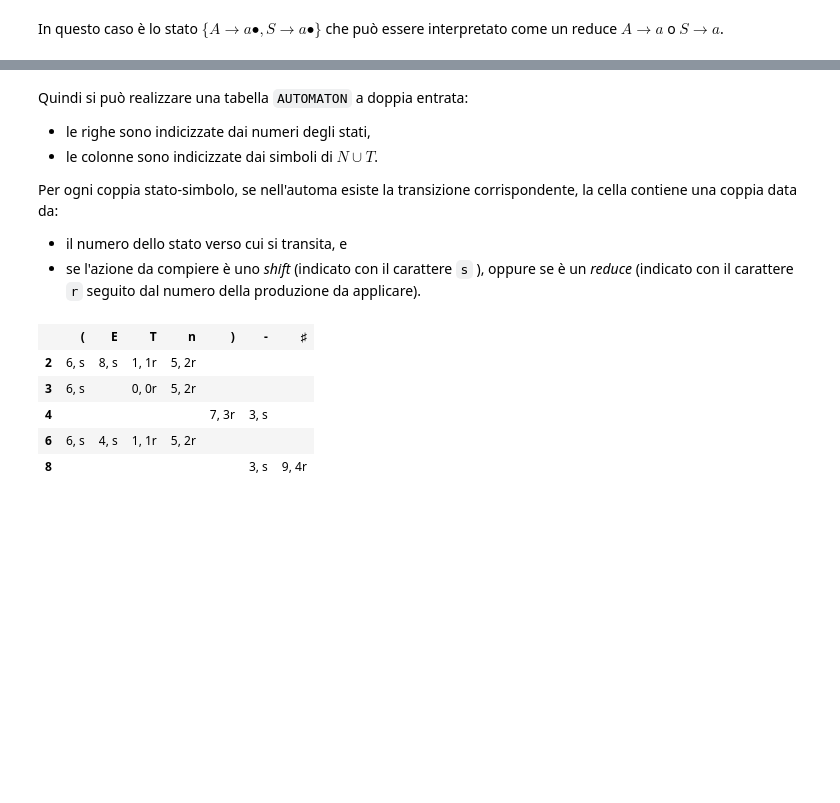
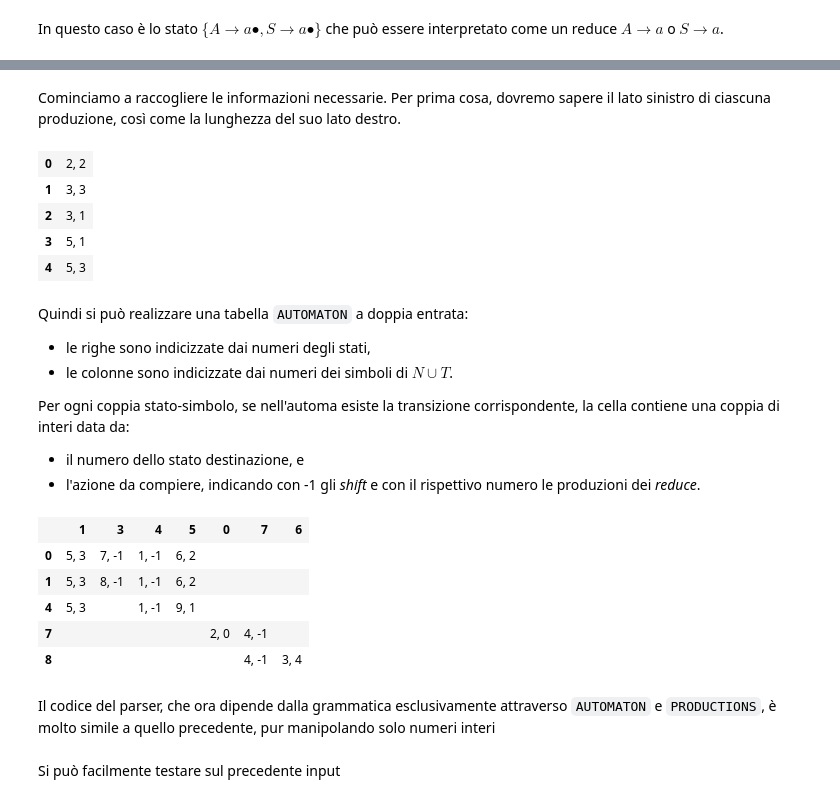
Before and after one commit to let-unimi/handouts, a Jupyter notebook: L14.ipynb, the cells around one changed output, grey strips where cells are left out. Saved outputs shown, nothing was run; the diff lists cells and outputs as text; code cells hidden in the pictures; blank space fills up the shorter version.

```diff
--- a/L14.ipynb
+++ b/L14.ipynb
@@ -268,0 +253,6 @@ prod2num = Gpf.P.index
+# %%
+SYMBOLS = list(Gpf.N | Gpf.T)
+
+symbol2num = SYMBOLS.index
+
+iter2table(SYMBOLS)
@@ -268,0 +270,10 @@ prod2num = Gpf.P.index
+# %%
+# fissiamo STATES[0] in modo che sia lo stato iniziale dell'automa
+
+START = q0(Gpf)
+STATES = list(map(set, [START] + sorted(lr0a.N - {START})))
+
+def state2num(state):
+  return STATES.index(state)
+
+iter2table(STATES)
@@ -269,30 +291,53 @@ prod2num = Gpf.P.index
+# %% [markdown]
+Cominciamo a raccogliere le informazioni necessarie. Per prima cosa, dovremo sapere il lato sinistro di ciascuna produzione, così come la lunghezza del suo lato destro.
+# %%
+# per costruzione di Gpf, PRODUCTIONS[0] è l'unica produzione per il simbolo distinto di Gpf
+
+def prod2num (lhs, rhs):
+  return Gpf.P.index(Production(lhs, rhs))
+
+PRODUCTIONS = Table(1)
+
+for A, α in Gpf.P:
+  PRODUCTIONS[prod2num(A, α)] = symbol2num(A), len(α)
+
+def state2prod(state):
+  item = first(state)
+  return prod2num(item.lhs, item.rhs)
+
+PRODUCTIONS
+# %% [output]
+| 0 | 2, 2 |
+| 1 | 3, 3 |
+| 2 | 3, 1 |
+| 3 | 5, 1 |
+| 4 | 5, 3 |
 # %% [markdown]
 Quindi si può realizzare una tabella `AUTOMATON` a doppia entrata:
 
 * le righe sono indicizzate dai numeri degli stati,
-* le colonne sono indicizzate dai simboli di $N\cup T$.
+* le colonne sono indicizzate dai numeri dei simboli di $N\cup T$.
 
-Per ogni coppia stato-simbolo, se nell'automa esiste la transizione corrispondente, la cella contiene una coppia data da:
+Per ogni coppia stato-simbolo, se nell'automa esiste la transizione corrispondente, la cella contiene una coppia di interi data da:
 
-* il numero dello stato verso cui si transita, e
-* se l'azione da compiere è uno *shift* (indicato con il carattere `s` ),
-  oppure se è un *reduce* (indicato con il carattere `r` seguito dal numero
-  della produzione da applicare).
+* il numero dello stato destinazione, e
+* l'azione da compiere, indicando con -1 gli *shift* e con il rispettivo numero le produzioni dei *reduce*.
 # %%
+AUTOMATON = Table(2)
 
-GOTO = Table(2, set)
-for frm in states:
-  for X in sorted(lr0a.T):
-    to = lr0a.δ(frm, X)
-    if to:
+for frm in STATES:
+  for X in lr0a.T:
+    if to := lr0a.δ(frm, X):
       to = first(to)
-      GOTO[state2num(frm), X] = state2num(to), f'{prod2num(first(to))}r' if to in lr0a.F else 's'
+      AUTOMATON[state2num(frm), symbol2num(X)] = state2num(to), state2prod(to) if to in lr0a.F else -1
 
-GOTO
+AUTOMATON
 # %% [output]
-|  | ( | E | T | n | ) | - | ♯ |
-| 2 | 6, s | 8, s | 1, 1r | 5, 2r |  |  |  |
-| 3 | 6, s |  | 0, 0r | 5, 2r |  |  |  |
-| 4 |  |  |  |  | 7, 3r | 3, s |  |
-| 6 | 6, s | 4, s | 1, 1r | 5, 2r |  |  |  |
-| 8 |  |  |  |  |  | 3, s | 9, 4r |
+|  | 1 | 3 | 4 | 5 | 0 | 7 | 6 |
+| 0 | 5, 3 | 7, -1 | 1, -1 | 6, 2 |  |  |  |
+| 1 | 5, 3 | 8, -1 | 1, -1 | 6, 2 |  |  |  |
+| 4 | 5, 3 |  | 1, -1 | 9, 1 |  |  |  |
+| 7 |  |  |  |  | 2, 0 | 4, -1 |  |
+| 8 |  |  |  |  |  | 4, -1 | 3, 4 |
+# %% [markdown]
+Il codice del parser, che ora dipende dalla grammatica esclusivamente attraverso `AUTOMATON` e `PRODUCTIONS`, è molto simile a quello precedente, pur manipolando solo numeri interi
@@ -298,0 +372,2 @@ GOTO
+# %% [markdown]
+Si può facilmente testare sul precedente input
```
Also changed, not shown: parts of 15 cells of this notebook.
